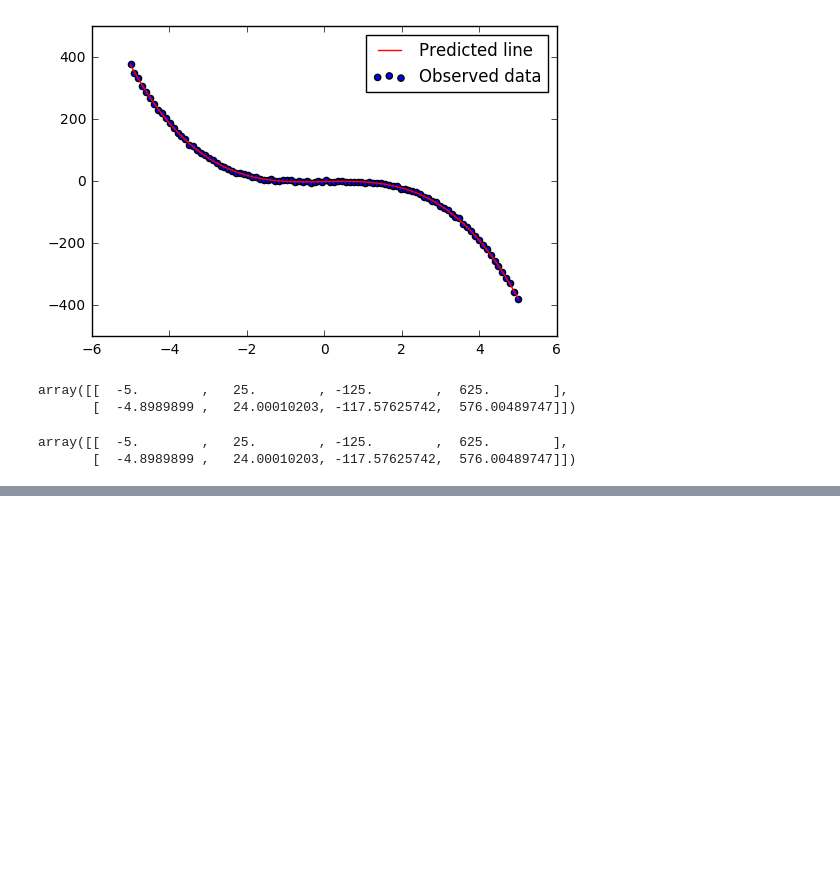
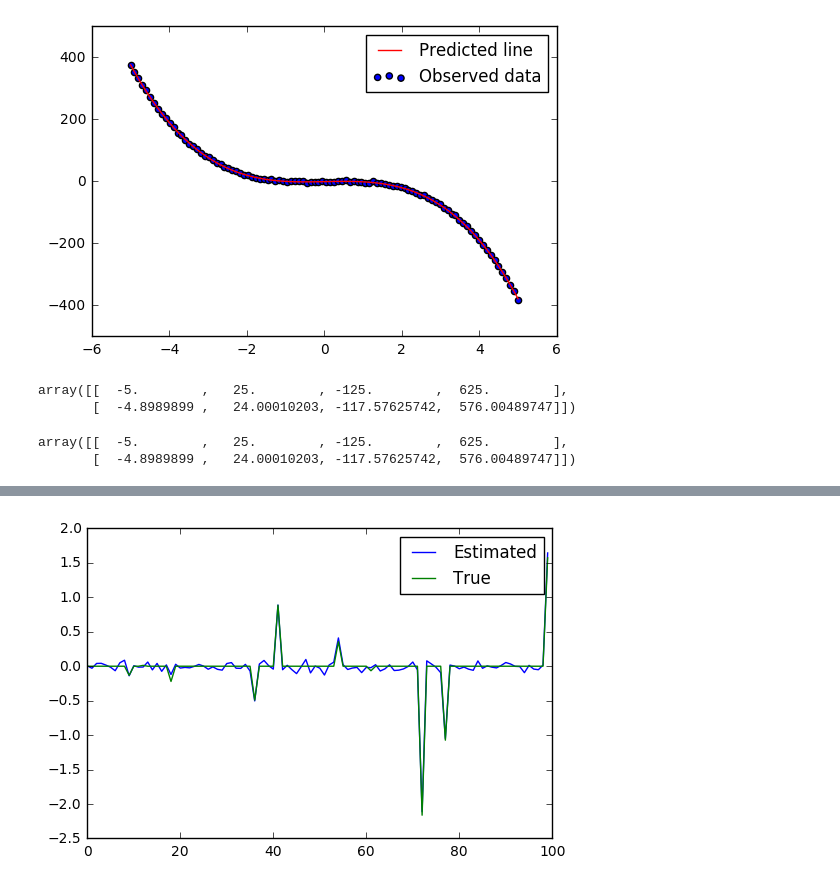
Before and after one commit to sachinruk/deepschool.io, a Jupyter notebook: LinRegression Basics.ipynb, the cells around one changed output, grey strips where cells are left out. Cells and saved outputs as stored; diff of their text form; code cells hidden in the pictures; blank space fills up the shorter version.

```diff
--- a/LinRegression Basics.ipynb
+++ b/LinRegression Basics.ipynb
@@ -159,0 +169,22 @@ array([[  -5.        ,   25.        , -125.        ,  625.        ],
+# %%
+# Generate the data
+x = np.random.randn(500,100)
+w_true = np.zeros((100,1))
+idx = np.random.choice(100,10,replace=False)
+w_true[idx] = np.random.randn(10,1)
+# w_true[3] = 3.4
+# w_true[45] = -2.1
+
+e = np.random.randn(x.shape[0],1)
+y = np.matmul(x,w_true) + e
+# %%
+model = LinearRegression()
+model.fit(x,y)
+
+# plot the true vs estimated coeffiecients
+plt.plot(np.arange(100),np.squeeze(model.coef_))
+plt.plot(np.arange(100),w_true)
+plt.legend(["Estimated","True"])
+plt.show()
+# %% [output]
+[figure, added]
```
Also changed, not shown: parts of 9 cells of this notebook.
